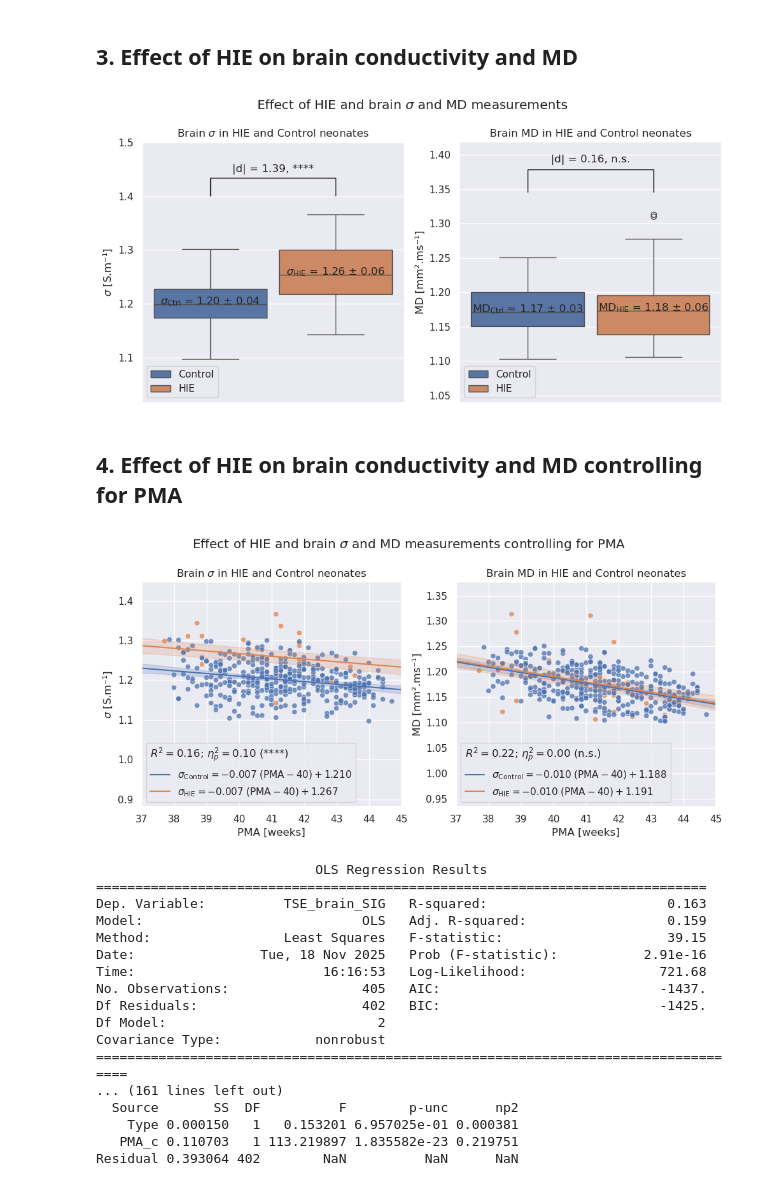
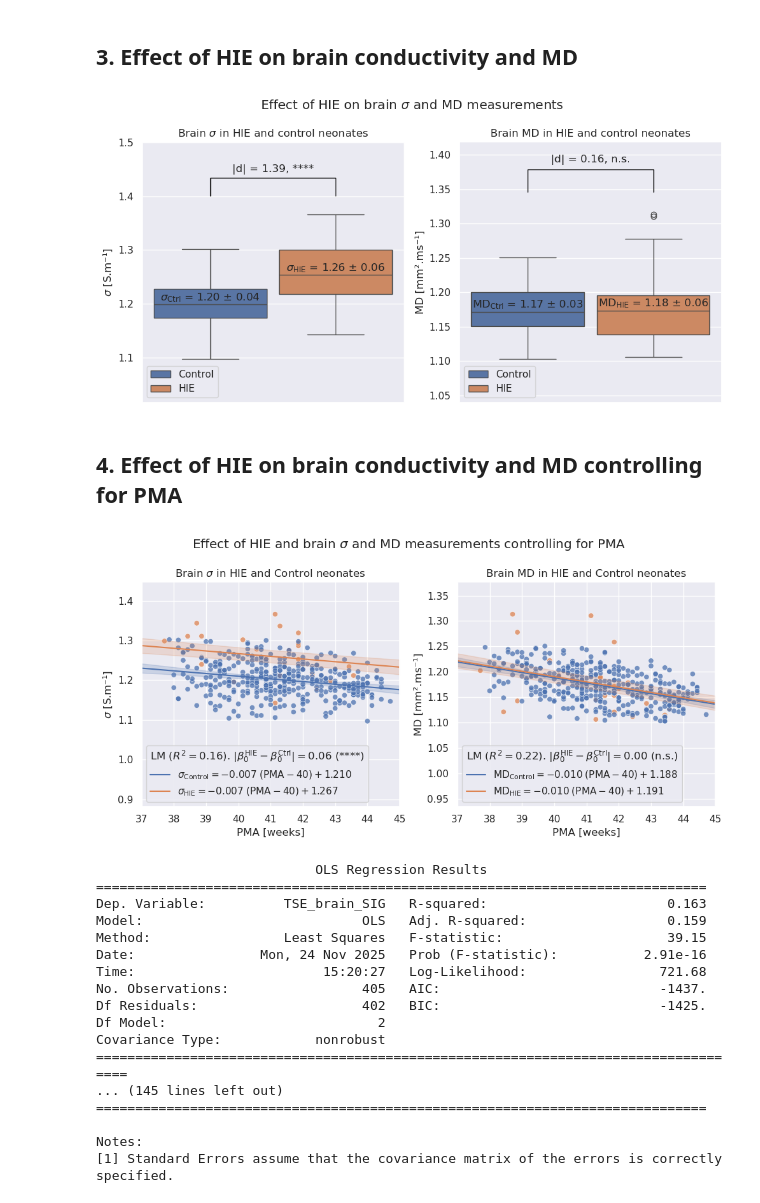
Before and after one commit to aboutill/nano-eptk, a Jupyter notebook: notebooks/experiments/stats_analysis_experiment5.ipynb, the cells around one changed output. Drawn from its saved outputs; the diff is of its cells as text; code cells hidden in the pictures.

Commit message:
Update statistical analysis notebooks

```diff
--- a/notebooks/experiments/stats_analysis_experiment5.ipynb
+++ b/notebooks/experiments/stats_analysis_experiment5.ipynb
@@ -183,7 +195,7 @@ ylims = [calculate_plot_lim(df[metric], coeff_min=0.3, coeff_max=0.5) for metric
 
 #
 fig, axes = plt.subplots(1, 2, figsize=(10,5))
-fig.suptitle(r"Effect of HIE and brain $\sigma$ and MD measurements")
+fig.suptitle(r"Effect of HIE on brain $\sigma$ and MD measurements")
 
 #
 for i, metric in enumerate(metrics):
@@ -191,7 +203,7 @@ for i, metric in enumerate(metrics):
     sns.boxplot(data=df, ax=axes[i], hue=type_col, hue_order=type_labels, y=metric, gap=.1)
     axes[i].set_xlabel(None)
     axes[i].set_ylabel(labels[i])
-    axes[i].set_title(f"Brain {symbols[i]} in HIE and Control neonates")
+    axes[i].set_title(f"Brain {symbols[i]} in HIE and control neonates")
     axes[i].set_ylim(ylims[i])
     axes[i].legend(loc="lower left")
 
@@ -231,7 +243,8 @@ for i, metric in enumerate(metrics):
             cat = "Ctrl"
         label = f"${base}_{{\mathregular{{{cat}}}}}$"
         xc = -0.2 if j == 0 else 0.2
-        axes[i].text(xc, y_med, f"{label} = {y_mean:.2f} ± {y_std:.2f}", ha='center')
+        offset = 0.005 * df[metric].max()
+        axes[i].text(xc, y_med+offset, f"{label} = {y_mean:.2f} ± {y_std:.2f}", ha='center')
 
 # Adjust layout
 fig.tight_layout()
@@ -241,13 +254,14 @@ output_dir = os.path.dirname(plot_path)
 os.makedirs(output_dir, exist_ok=True)
 plt.savefig(plot_path, dpi=300, bbox_inches="tight")
 # %% [output]
-[figure, old version]
+[figure, new version]
 # %% [markdown]
 ## 4. Effect of HIE on brain conductivity and MD controlling for PMA
 # %%
 # Set file path
 plot_path = os.path.join(plot_dir, "experiment5C.png")
-summary_path = os.path.join(results_dir, "statsmodels", "experiment5C.txt")
+summary_dir = os.path.join(results_dir, "statsmodels")
+summary_path = os.path.join(summary_dir, "experiment5C.txt")
 
 # Load dataframe
 df = pd.read_csv(df_path)
@@ -268,6 +282,7 @@ metrics = [sig_col, md_col]
 type_labels = ['Control', 'HIE']
 labels = [r"$\sigma$ [S.m⁻¹]", "MD [mm².ms⁻¹]"]
 symbols = [r"$\sigma$", "MD"]
+symbols_latex = ["\sigma", "\mathregular{MD}"]
 
 #
 palette = sns.color_palette()
@@ -291,9 +306,6 @@ for i, metric in enumerate(metrics):
     lm_inter_pma = smf.ols(formula, df).fit()
 
     #
-    acv = pg.ancova(data=df, dv=metric, between=type_col, covar=pmac_col, effsize="np2")
-
-    #
     sns.scatterplot(data=df, ax=axes[i], x=pma_col, y=metric, hue=type_col, hue_order=type_labels, alpha=0.75, legend=False)
     axes[i].set_xlabel("PMA [weeks]")
     axes[i].set_ylabel(labels[i])
@@ -312,42 +324,39 @@ for i, metric in enumerate(metrics):
 
         slope_txt = f"{slope:.3f}"
         coeff_txt = rf"\; (\mathregular{{PMA}} - {pma_center})"
         intercept_txt = f"+ {intercept:.3f}" if intercept >= 0 else f"- {abs(intercept):.3f}"
-        var_symbol = rf"\sigma_{{\mathregular{{{cat}}}}}"
+        var_symbol = f"{symbols_latex[i]}_{{\mathregular{{{cat}}}}}"
         label = f"${var_symbol} = {slope_txt}{coeff_txt} {intercept_txt}$"
 
         axes[i].plot(X, intercept + slope * (X-pma_center), color=palette[j], label=label)
         axes[i].fill_between(X, pred_summary['mean_ci_lower'], pred_summary['mean_ci_upper'], color=palette[j], alpha=0.2)
 
     #
     r2 = lm.rsquared
-    np2 = acv["np2"].values
-    pval = acv["p-unc"].values
-    stars = convert_pvalue_to_asterisks(pval[0])
-    leg = axes[i].legend(loc="lower left", title=rf"$R^2 = {r2:.2f}$; $\eta_p^2 = {np2[0]:.2f}$ ({stars})")
+    delta = abs(lm_inter.params[f"C({type_col})[T.{type_labels[1]}]"])
+    pval = lm_inter.pvalues[f"C({type_col})[T.{type_labels[1]}]"]
+    stars = convert_pvalue_to_asterisks(pval)
+    leg = axes[i].legend(loc="lower left", title=rf"LM ($R^2 = {r2:.2f}$). $| \beta_{{0}}^{{\mathregular{{HIE}}}} - \beta_{{0}}^{{\mathregular{{Ctrl}}}}| = {delta:.2f}$ ({stars})")
     leg._legend_box.align = "left"
 
     # Write summary
     write_mode = "a" if i else "w"
     with open(summary_path, write_mode) as fh:
         fh.write(lm.summary().as_text())
         fh.write("\n\n")
         fh.write(lm_inter.summary().as_text())
         fh.write("\n\n")
         fh.write(lm_inter_pma.summary().as_text())
-        fh.write("\n\nANCOVA\n")
-        fh.write(acv.to_string(index=False))
-        fh.write("\n\n\n\n")
 
 # Adjust layout
 fig.tight_layout()
 
 # Save plot
 output_dir = os.path.dirname(plot_path)
 os.makedirs(output_dir, exist_ok=True)
 plt.savefig(plot_path, dpi=300, bbox_inches="tight")
 # %% [output]
-[figure, old version]
+[figure, new version]
 # %%
 # Model summary
 f = open(summary_path, 'r')
@@ -360,15 +369,15 @@ f.close()
 Dep. Variable:          TSE_brain_SIG   R-squared:                       0.163
 Model:                            OLS   Adj. R-squared:                  0.159
 Method:                 Least Squares   F-statistic:                     39.15
-Date:                Tue, 18 Nov 2025   Prob (F-statistic):           2.91e-16
-Time:                        16:16:53   Log-Likelihood:                 721.68
+Date:                Mon, 24 Nov 2025   Prob (F-statistic):           2.91e-16
+Time:                        15:20:27   Log-Likelihood:                 721.68
 No. Observations:                 405   AIC:                            -1437.
 Df Residuals:                     402   BIC:                            -1425.
 Df Model:                           2
 Covariance Type:            nonrobust
 ====================================================================================
-... (161 lines left out)
-  Source       SS  DF          F        p-unc      np2
-    Type 0.000150   1   0.153201 6.957025e-01 0.000381
-   PMA_c 0.110703   1 113.219897 1.835582e-23 0.219751
-Residual 0.393064 402        NaN          NaN      NaN
+... (145 lines left out)
+==============================================================================
+
+Notes:
+[1] Standard Errors assume that the covariance matrix of the errors is correctly specified.
```
Also changed, not shown: parts of 6 cells of this notebook, 16 other files.
